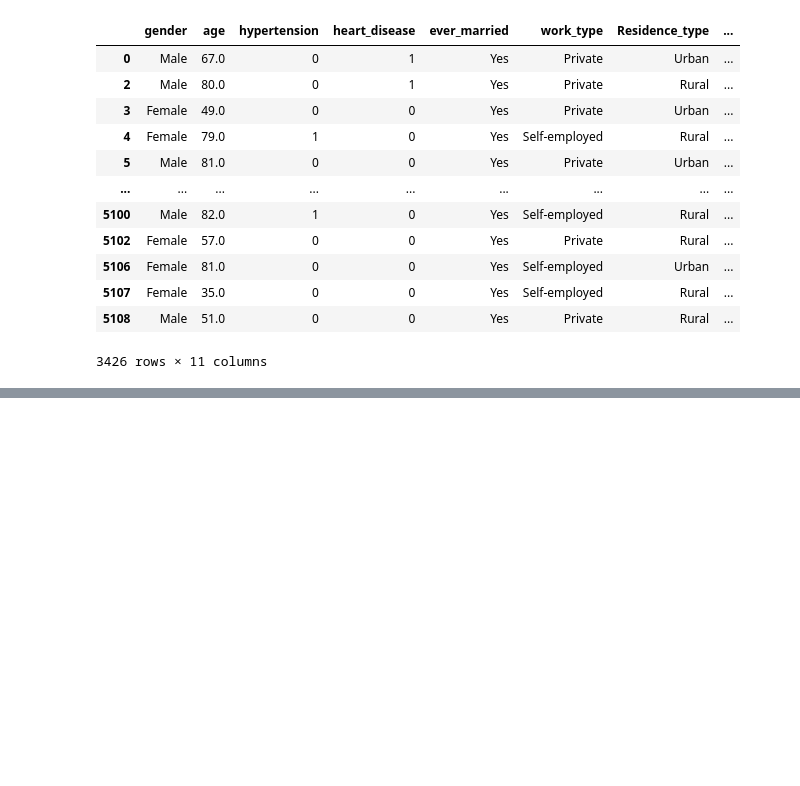
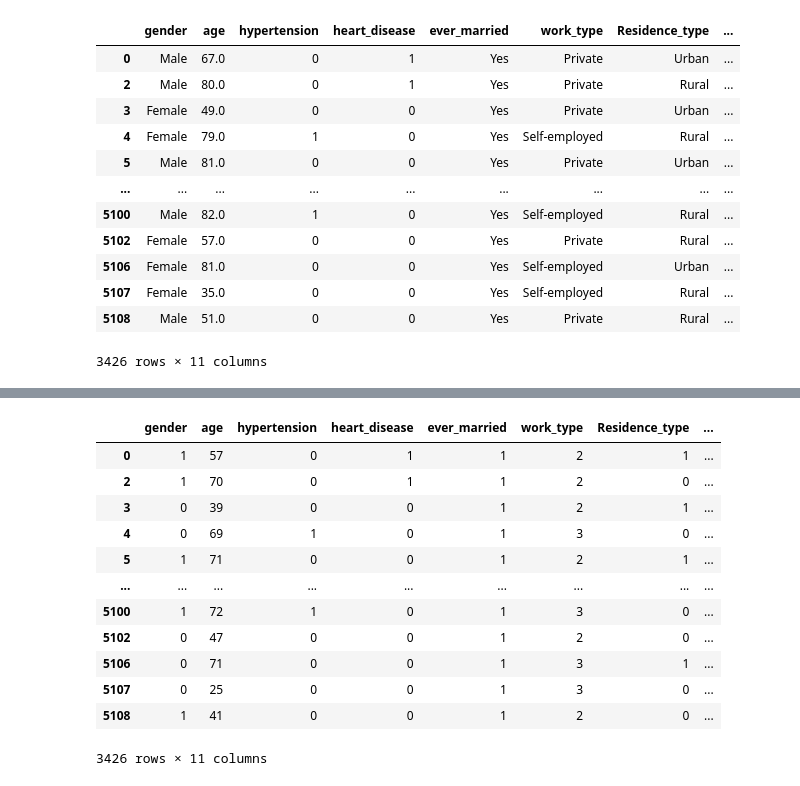
Before and after one commit to jasonarikupurathu/stroke-predictions, a Jupyter notebook: Data-Cleaning-Notebook.ipynb, the cells around one changed output, grey strips where cells are left out. Saved outputs shown, nothing was run; the diff lists cells and outputs as text; code cells hidden in the pictures; blank space fills up the shorter version.

```diff
--- a/Data-Cleaning-Notebook.ipynb
+++ b/Data-Cleaning-Notebook.ipynb
@@ -171,0 +196,18 @@ X_test.to_csv('stroke_test_set.csv')
+# %%
+from sklearn.preprocessing import LabelEncoder
+le = LabelEncoder()
+df.apply(le.fit_transform)
+# %% [output]
+|  | gender | age | hypertension | heart_disease | ever_married | work_type | Residence_type | ... |
+| 0 | 1 | 57 | 0 | 1 | 1 | 2 | 1 | ... |
+| 2 | 1 | 70 | 0 | 1 | 1 | 2 | 0 | ... |
+| 3 | 0 | 39 | 0 | 0 | 1 | 2 | 1 | ... |
+| 4 | 0 | 69 | 1 | 0 | 1 | 3 | 0 | ... |
+| 5 | 1 | 71 | 0 | 0 | 1 | 2 | 1 | ... |
+| ... | ... | ... | ... | ... | ... | ... | ... | ... |
+| 5100 | 1 | 72 | 1 | 0 | 1 | 3 | 0 | ... |
+| 5102 | 0 | 47 | 0 | 0 | 1 | 2 | 0 | ... |
+| 5106 | 0 | 71 | 0 | 0 | 1 | 3 | 1 | ... |
+| 5107 | 0 | 25 | 0 | 0 | 1 | 3 | 0 | ... |
+| 5108 | 1 | 41 | 0 | 0 | 1 | 2 | 0 | ... |
+3426 rows × 11 columns
```
Also changed, not shown: parts of 19 cells of this notebook, 4 other files.
